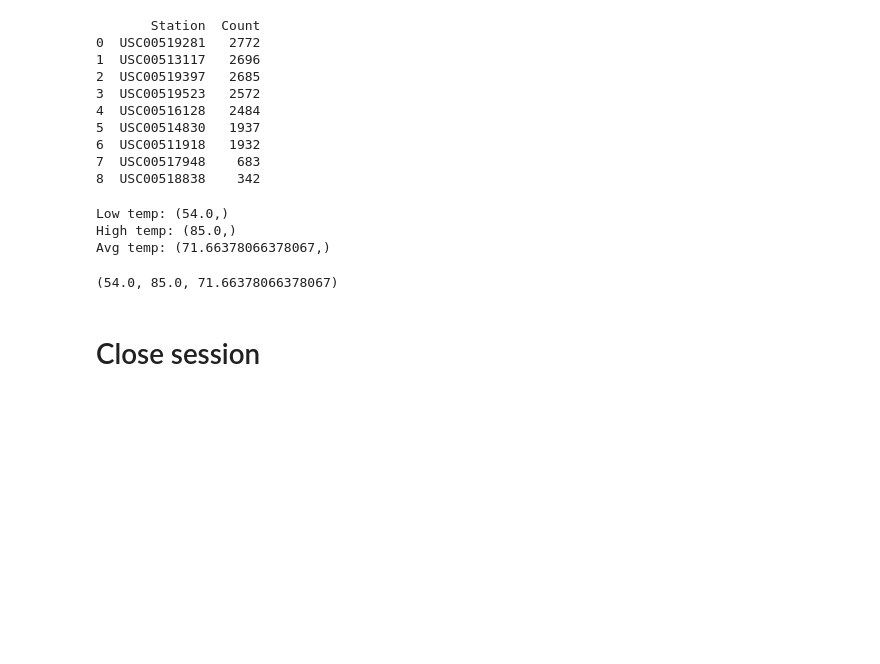
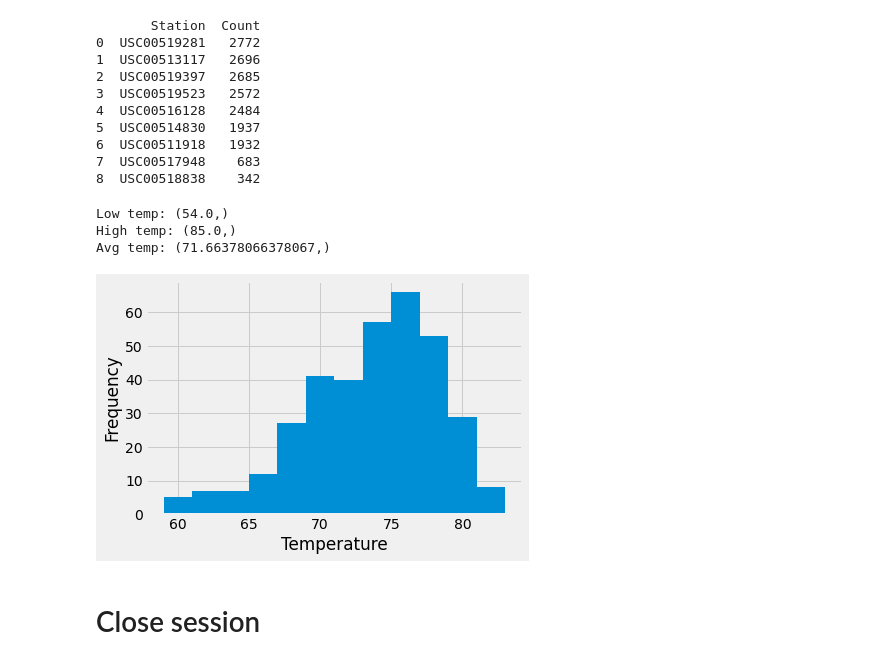
Before and after one commit to ermcgrew/sqlalchemy-challenge, a Jupyter notebook: climate_starter.ipynb, the cells around one changed output. Cells and saved outputs as stored; diff of their text form; code cells hidden in the pictures; blank space fills up the shorter version.

Commit message:
histogram done

```diff
--- a/climate_starter.ipynb
+++ b/climate_starter.ipynb
@@ -168,18 +168,30 @@ avg_temp = session.query(func.avg(Measurement.tobs)).filter(Measurement.station
 
 print(f'Low temp: {low_temp}\nHigh temp: {high_temp}\nAvg temp: {avg_temp}')
 
-session.query(func.min(Measurement.tobs),func.max(Measurement.tobs), func.avg(Measurement.tobs)).\
-    filter(Measurement.station == busy_station).first()
+# in one query:
+# session.query(func.min(Measurement.tobs),func.max(Measurement.tobs), func.avg(Measurement.tobs)).\
+#     filter(Measurement.station == busy_station).first()
 # %% [output]
 Low temp: (54.0,)
 High temp: (85.0,)
 Avg temp: (71.66378066378067,)
-(54.0, 85.0, 71.66378066378067)
 # %%
 # Using the most active station id
 # Query the last 12 months of temperature observation data for this station and plot the results as a histogram
 temp_data = session.query(Measurement.tobs).filter(Measurement.station == busy_station).\
     filter(Measurement.date >= oneyearago).group_by(Measurement.date).all()
+# %%
+#save query result as dataframe for plotting
+temp_data_df = pd.DataFrame(temp_data, columns=['Temps'])
+# %%
+#plot histogram
+plt.hist(temp_data_df, 12)
+plt.xlabel("Temperature")
+plt.ylabel("Frequency")
+
+plt.savefig('temp_histogram.png')
+# %% [output]
+[figure, added]
 # %% [markdown]
 # Close session
 # %%
```
Also changed, not shown: 1 other file.
